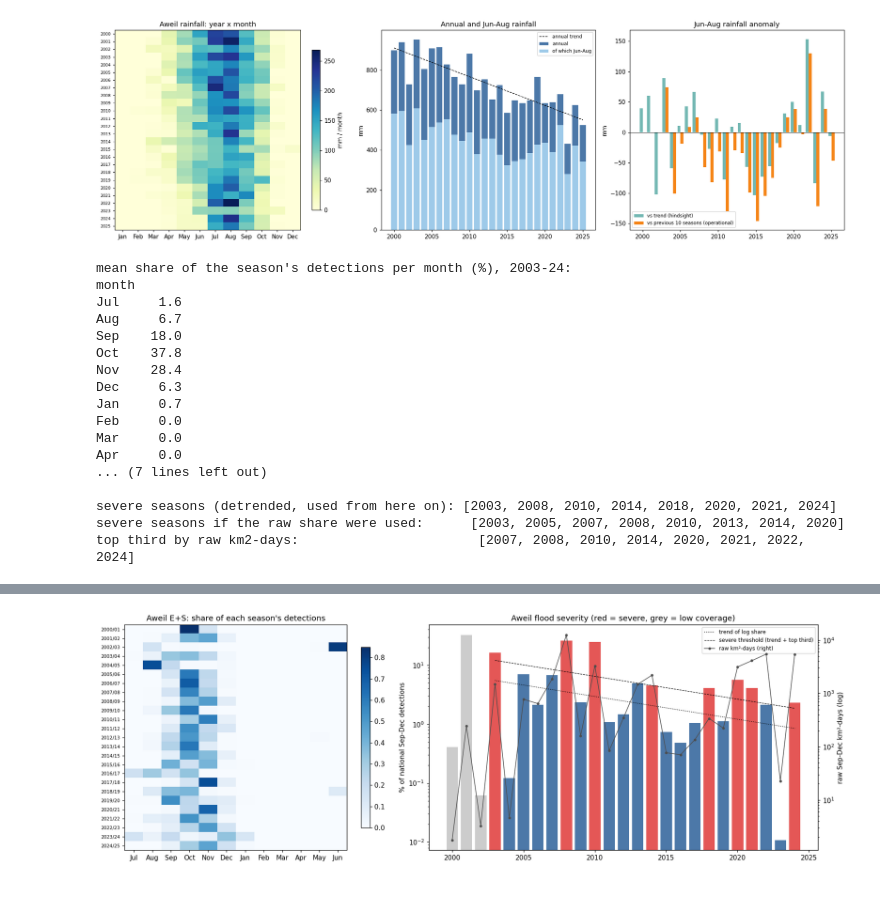
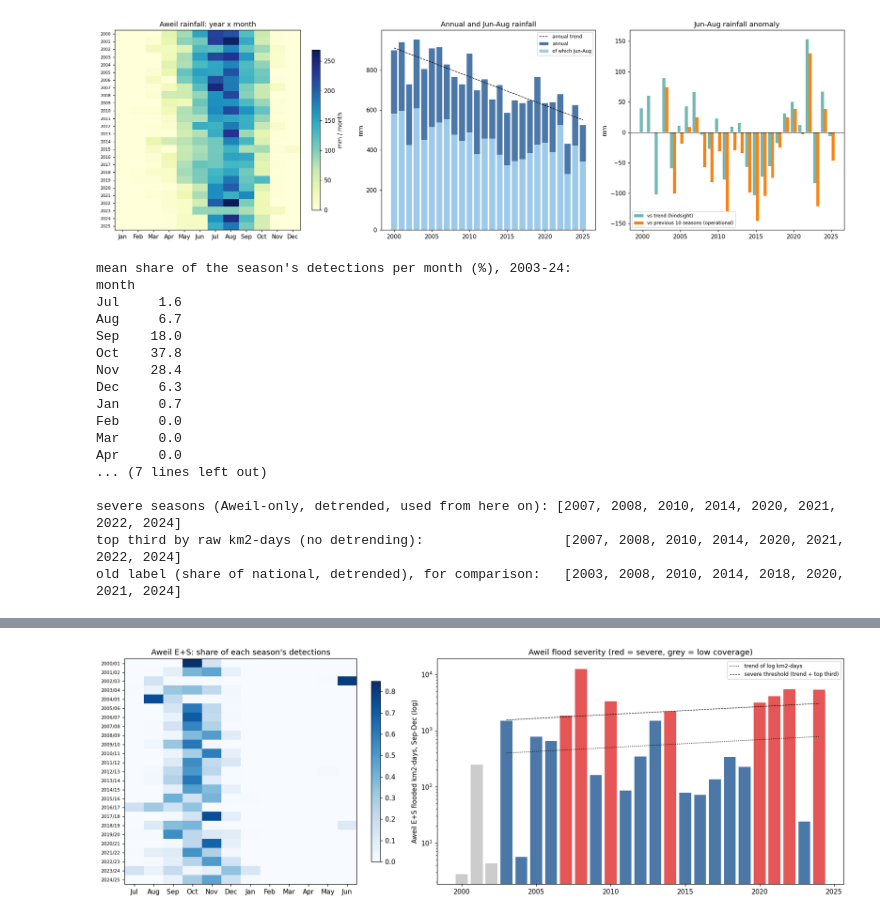
Before and after one commit to TomasTesar/JBG060_ZHL_2026, a Jupyter notebook: aweil_analysis.ipynb, the cells around one changed output, grey strips where cells are left out. Saved outputs shown, nothing was run; the diff lists cells and outputs as text; code cells hidden in the pictures.

```diff
--- a/aweil_analysis.ipynb
+++ b/aweil_analysis.ipynb
@@ -367,7 +367,7 @@ rain - ET0 -236.0 -231.0 -245.0 -202.0 -145.0  -70.0    7.0   46.0  -20.0  -94.0
 | 2025 | 523.9 | 358.2 | 342.2 | 326.4 | 431.4 | 68.1 | 12 | ... |
 [figure]
 # %%
-# 6. Flood data on Aweil (Aweil East + South): timing, a normalised severity index and a "severe" definition
+# 6. Flood data on Aweil (Aweil East + South): timing, an Aweil-only severity index and a "severe" definition
 fm = flood_monthly(AWEIL_CORE).unstack()
 s = flood_monthly(AWEIL_CORE).rename("px").reset_index(); s["wy"] = s.year - (s.month <= 6)
 sm_ = s[s.wy.between(2000, 2024)].pivot_table(index="wy", columns="month", values="px", aggfunc="sum").reindex(columns=wy_order)
@@ -379,55 +379,55 @@ print((clim * 100).round(1).rename(dict(enumerate(months, 1))).to_string())
 print(f"share in Sep-Dec (the target window): {clim.loc[TARGET].sum():.0%};  already in Jul-Aug: {clim.loc[[7, 8]].sum():.0%}")
 print("peak month per season:", sm_share.loc[2003:2024].idxmax(axis=1).map(lambda m: months[m - 1]).value_counts().to_dict())
 
-# severity: Aweil's Sep-Dec detections as a share of South Sudan's Sep-Dec detections. Dividing by the
-# national total over the same months removes the sensor/detection-volume jump (2019+) and cloud effects.
+# severity: Aweil's OWN flooded area over Sep-Dec (km2-days), in logs. Earlier versions divided by South
+# Sudan's national Sep-Dec total to cancel the sensor jump (VIIRS added from 2019). That was a mistake: the
+# national total is dominated by the Sudd, an unrelated river system, so a big Sudd year made a big Aweil
+# year look small (2022: Aweil's largest flood, wettest Jul-Aug, labelled 'normal'). Kept for comparison only.
 fl = pd.DataFrame({
     "aweil_px": fm.loc[:, TARGET].sum(axis=1),
     "national_px": nat_m.unstack().loc[:, TARGET].sum(axis=1),
 }).loc[2000:2024]
 fl["km2_days"] = fl.aweil_px * xc.PIXEL_KM2
-fl["share"] = fl.aweil_px / fl.national_px
-fl["log_share"] = np.log(fl.share)
+fl["log_sev"] = np.log(fl.km2_days + 1)
+fl["share_nat (old)"] = fl.aweil_px / fl.national_px
 fl["peak month"] = sm_.idxmax(axis=1).map(lambda m: months[m - 1])
 fl["persistence"] = sm_.loc[:, [1, 2, 3, 4, 5, 6]].sum(axis=1) / sm_.sum(axis=1)  # share left in Jan-Jun
 fl["low coverage"] = fl.index <= 2002
 
-# robustness of the normalisation: alternative denominator = the whole national flood season (Jul-Jun)
-alt = fl.aweil_px / nat_sea
-print(f"\nrank agreement of severity with a whole-season national denominator: "
-      f"rho = {stats.spearmanr(fl.share.loc[2003:2024], alt.loc[2003:2024])[0]:.2f}")
+# Aweil's own detection drift (sensor change), which the detrending below has to absorb
+print(f"\nAweil Sep-Dec km2-days, mean: 2003-18 {fl.km2_days.loc[2003:2018].mean():,.0f} (MODIS only) vs "
+      f"2019-24 {fl.km2_days.loc[2019:2024].mean():,.0f} (MODIS+VIIRS)")
 print(f"Aweil Sep-Dec detections: 2000-02 mean {fl.aweil_px.loc[:2002].mean():,.0f} vs 2003-18 {fl.aweil_px.loc[2003:2018].mean():,.0f} "
       f"pixel-days -> 2000-02 left out of every test")
 
-# 'severe' = top third of the DETRENDED log share over 2003-24, fixed before any rain is looked at.
-# Why detrended: Aweil's raw Sep-Dec detections grew x2.3 while the national total grew ~x14 (Sudd + sensor),
-# so the raw share drifts down and would label every recent season 'normal' (2021, 2022, 2024 are among
-# Aweil's largest raw floods). Detrending keeps the volume normalisation but removes that drift.
+# 'severe' = top third of the DETRENDED log km2-days over 2003-24, fixed before any rain is looked at.
+# Why detrended: Aweil's detections rise with the sensor change (more overpasses from 2019), so raw km2-days
+# would favour recent seasons; a linear trend removes that drift (and any real long-term change with it).
 EVAL = slice(2003, 2024)
 fl["sev_dt"] = np.nan
-fl.loc[EVAL, "sev_dt"] = detrend(fl.loc[EVAL, "log_share"])
+fl.loc[EVAL, "sev_dt"] = detrend(fl.loc[EVAL, "log_sev"])
 thr = fl.loc[EVAL, "sev_dt"].quantile(2 / 3)
 fl["severe"] = np.where(fl.sev_dt.notna(), (fl.sev_dt >= thr).astype(float), np.nan)
-raw_severe = fl.loc[EVAL, "share"] >= fl.loc[EVAL, "share"].quantile(2 / 3)
-print(f"\nsevere seasons (detrended, used from here on): {fl.index[fl.severe == 1].tolist()}")
-print(f"severe seasons if the raw share were used:      {raw_severe.index[raw_severe].tolist()}")
-print(f"top third by raw km2-days:                       "
-      f"{fl.loc[EVAL].index[fl.loc[EVAL, 'km2_days'] >= fl.loc[EVAL, 'km2_days'].quantile(2 / 3)].tolist()}")
+raw_severe = fl.loc[EVAL, "km2_days"] >= fl.loc[EVAL, "km2_days"].quantile(2 / 3)
+old = fl.loc[EVAL, "share_nat (old)"]
+old_dt = detrend(np.log(old))
+old_severe = old_dt >= old_dt.quantile(2 / 3)
+print(f"\nsevere seasons (Aweil-only, detrended, used from here on): {fl.index[fl.severe == 1].tolist()}")
+print(f"top third by raw km2-days (no detrending):                  {raw_severe.index[raw_severe].tolist()}")
+print(f"old label (share of national, detrended), for comparison:   {old_severe.index[old_severe].tolist()}")
 
 fig, axs = plt.subplots(1, 2, figsize=(16, 5.5), gridspec_kw={"width_ratios": [1, 1.4]})
 im = axs[0].imshow(sm_share.values, aspect="auto", cmap="Blues")
 axs[0].set_xticks(range(12), wy_labels); axs[0].set_yticks(range(len(sm_share)), [f"{y}/{str(y + 1)[2:]}" for y in sm_share.index], fontsize=7)
 axs[0].set_title("Aweil E+S: share of each season's detections"); fig.colorbar(im, ax=axs[0], shrink=0.8)
 cols = np.where(fl.severe == 1, "#e45756", np.where(fl["low coverage"], "0.8", "#4c78a8"))
-axs[1].bar(fl.index, fl.share * 100, color=cols)
+axs[1].bar(fl.index, fl.km2_days + 1, color=cols)
 axs[1].set_yscale("log")
-tl = np.exp(np.polyval(np.polyfit(fl.loc[EVAL].index, fl.loc[EVAL, "log_share"], 1), fl.loc[EVAL].index))
-axs[1].plot(fl.loc[EVAL].index, tl * 100, "k:", lw=1, label="trend of log share")
-axs[1].plot(fl.loc[EVAL].index, tl * np.exp(thr) * 100, "k--", lw=0.8, label="severe threshold (trend + top third)")
-ax2 = axs[1].twinx(); ax2.plot(fl.index, fl.km2_days, color="0.3", marker=".", lw=1, label="raw km²-days (right)")
-ax2.set_yscale("log"); ax2.set_ylabel("raw Sep-Dec km²-days (log)")
-axs[1].set_ylabel("% of national Sep-Dec detections"); axs[1].set_title("Aweil flood severity (red = severe, grey = low coverage)")
-h1, l1 = axs[1].get_legend_handles_labels(); h2, l2 = ax2.get_legend_handles_labels(); axs[1].legend(h1 + h2, l1 + l2, fontsize=8)
+tl = np.exp(np.polyval(np.polyfit(fl.loc[EVAL].index, fl.loc[EVAL, "log_sev"], 1), fl.loc[EVAL].index))
+axs[1].plot(fl.loc[EVAL].index, tl, "k:", lw=1, label="trend of log km2-days")
+axs[1].plot(fl.loc[EVAL].index, tl * np.exp(thr), "k--", lw=0.8, label="severe threshold (trend + top third)")
+axs[1].set_ylabel("Aweil E+S flooded km2-days, Sep-Dec (log)"); axs[1].set_title("Aweil flood severity (red = severe, grey = low coverage)")
+axs[1].legend(fontsize=8)
 fig.tight_layout(); fig.savefig(FIG / "06_aweil_flood.png", bbox_inches="tight")
 fl.round(3)
 # %% [output]
@@ -445,6 +445,6 @@ Mar     0.0
 Apr     0.0
 ... (7 lines left out)
 
-severe seasons (detrended, used from here on): [2003, 2008, 2010, 2014, 2018, 2020, 2021, 2024]
-severe seasons if the raw share were used:      [2003, 2005, 2007, 2008, 2010, 2013, 2014, 2020]
-top third by raw km2-days:                       [2007, 2008, 2010, 2014, 2020, 2021, 2022, 2024]
+severe seasons (Aweil-only, detrended, used from here on): [2007, 2008, 2010, 2014, 2020, 2021, 2022, 2024]
+top third by raw km2-days (no detrending):                  [2007, 2008, 2010, 2014, 2020, 2021, 2022, 2024]
+old label (share of national, detrended), for comparison:   [2003, 2008, 2010, 2014, 2018, 2020, 2021, 2024]
@@ -469,2 +469,2 @@ top third by raw km2-days:                       [2007, 2008, 2010, 2014, 2020,
-[figure, old version]
+[figure, new version]
 # %%
```
Also changed, not shown: parts of 12 cells of this notebook, 4 other files.
